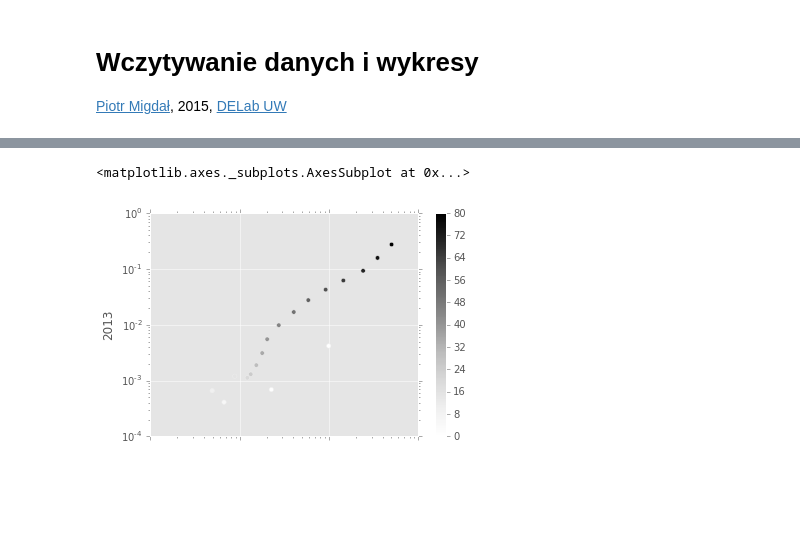
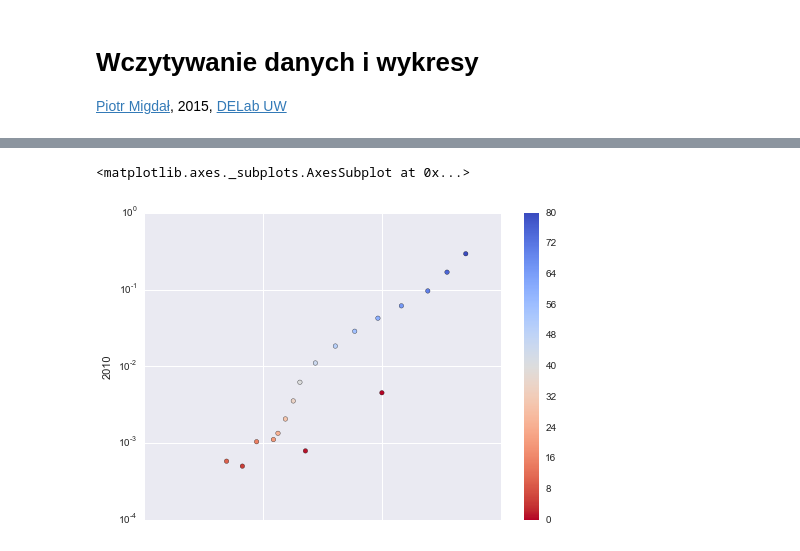
Before and after one commit to DELabUW/szkola-letnia-2015, a Jupyter notebook: zajecia/dzien0_wykresy_start.ipynb, the cells around one changed output, grey strips where cells are left out. Drawn from its saved outputs; the diff is of its cells as text; code cells hidden in the pictures; blank space fills up the shorter version.

Commit message:
wykresy start gotowe

```diff
--- a/zajecia/dzien0_wykresy_start.ipynb
+++ b/zajecia/dzien0_wykresy_start.ipynb
@@ -11,7 +11,12 @@ import pandas as pd
 
 # biblioteka do wykresów
 import matplotlib.pyplot as plt
-import matplotlib
-matplotlib.style.use('ggplot')
+
+# dodatkowe wykresy oraz ładniejszy styl
+import seaborn as sns
+
+## w przypadku braku seaborn, można:
+# import matplotlib
+# matplotlib.style.use('ggplot')
 # %% [markdown]
 Umiejętność robienia wykresów to sprawa życia i śmierci (w zawodzie) dla analizujących dane.
@@ -27,3 +25,3 @@ TO DO:
 # %%
-#
-df_k = pd.read_csv("dane/smiertelnosc_polska_kobiety.csv", index_col="Wiek")
+# ładujemy dane
+df_k = pd.read_csv("../dane/smiertelnosc_polska_kobiety.csv", index_col="Wiek")
@@ -169,8 +134,9 @@ df_k[["1950", "2013"]].plot(logy=True)
 # %%
-df_k.plot(x="1950", y="2013", c=df_k.index.values,
+df_k.plot(x="1950", y="2010", c=df_k.index.values,
           kind='scatter',
           logx=True, logy=True,
+          colormap='coolwarm_r',
           colorbar=True)
 # %% [output]
 <matplotlib.axes._subplots.AxesSubplot at 0x...>
-[figure, old version]
+[figure, new version]
```
Also changed, not shown: parts of 47 cells of this notebook, 2 other files.
